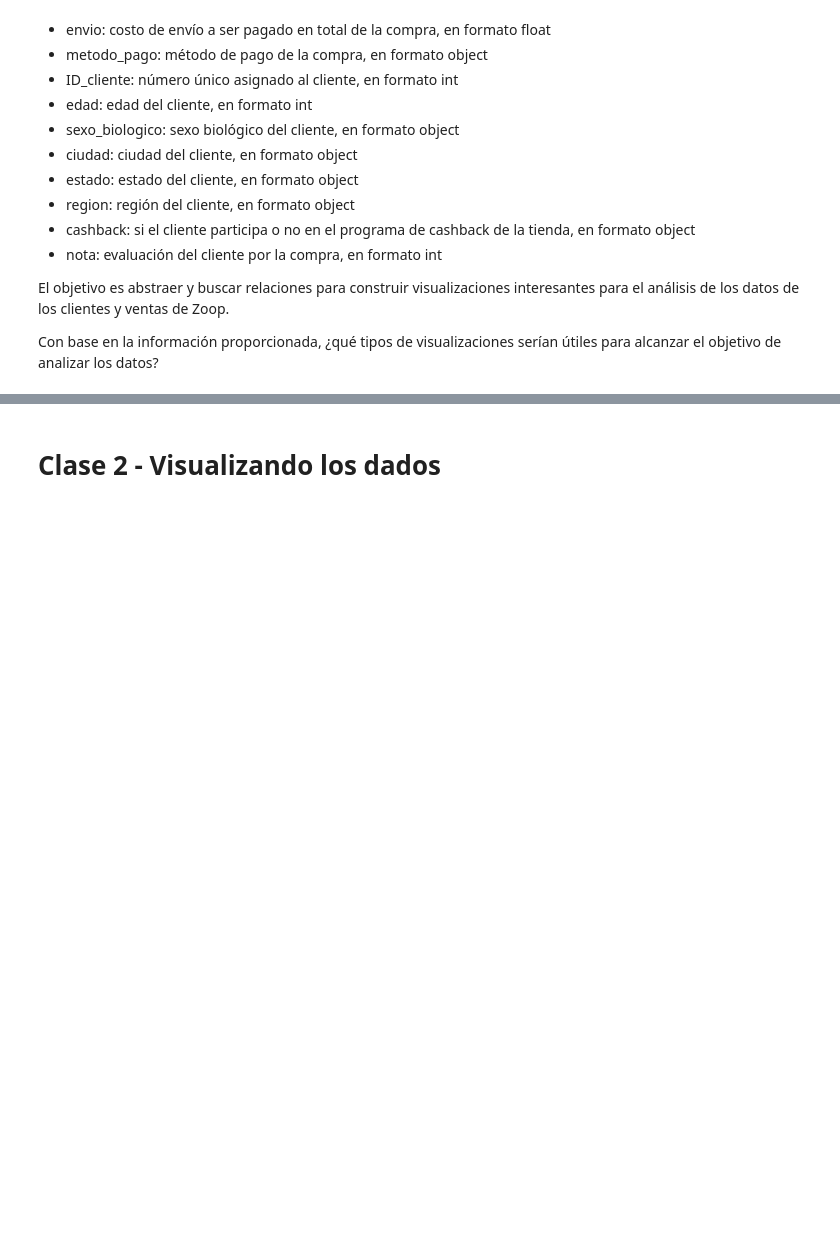
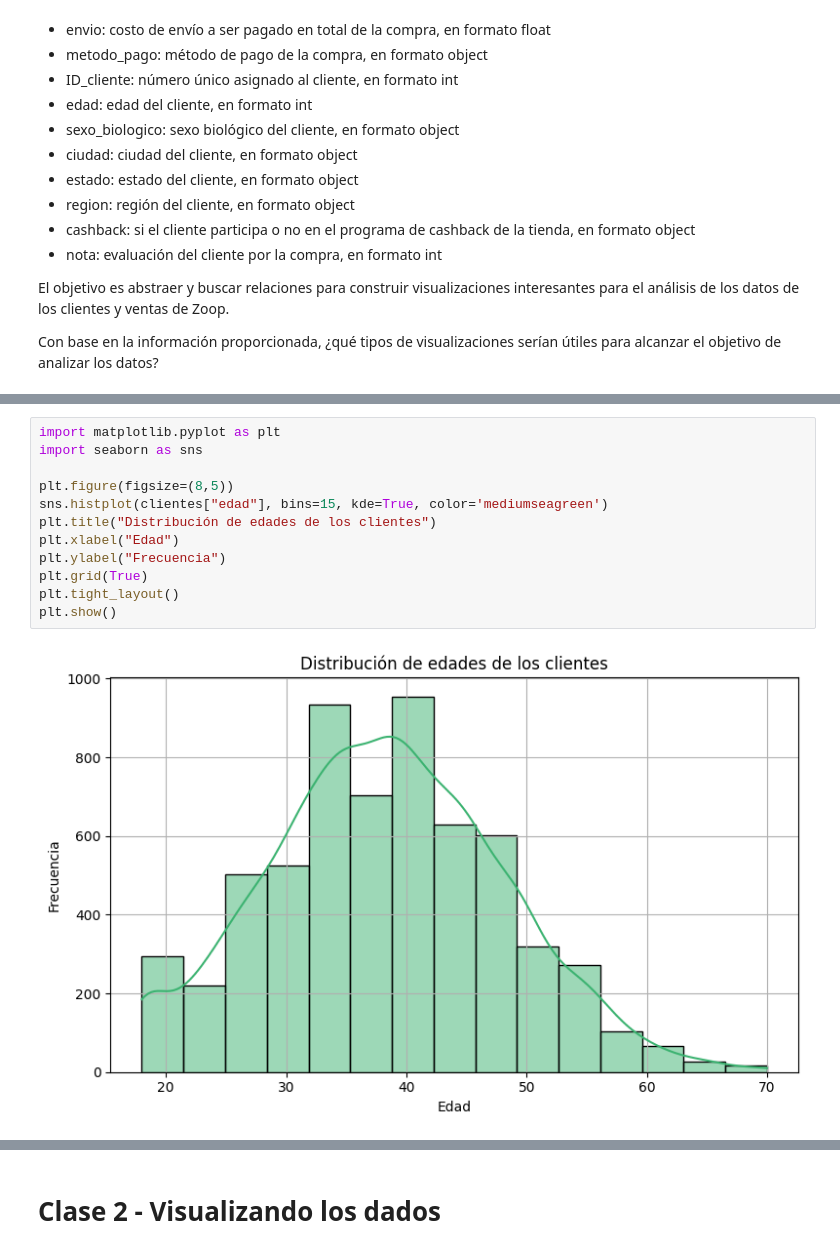
Before and after one commit to julioguzmanc/challenge-amigo-secreto_esp-main, a Jupyter notebook: IA_aplicada_a_ciencia_de_datos.ipynb, the cells around one changed output, grey strips where cells are left out. Cells and saved outputs as stored; diff of their text form; blank space fills up the shorter version.

```diff
--- a/IA_aplicada_a_ciencia_de_datos.ipynb
+++ b/IA_aplicada_a_ciencia_de_datos.ipynb
@@ -286,0 +334,14 @@ Con base en la información proporcionada, ¿qué tipos de visualizaciones serí
+# %%
+import matplotlib.pyplot as plt
+import seaborn as sns
+
+plt.figure(figsize=(8,5))
+sns.histplot(clientes["edad"], bins=15, kde=True, color='mediumseagreen')
+plt.title("Distribución de edades de los clientes")
+plt.xlabel("Edad")
+plt.ylabel("Frecuencia")
+plt.grid(True)
+plt.tight_layout()
+plt.show()
+# %% [output]
+[figure, added]
```
Also changed, not shown: parts of 41 cells of this notebook.
